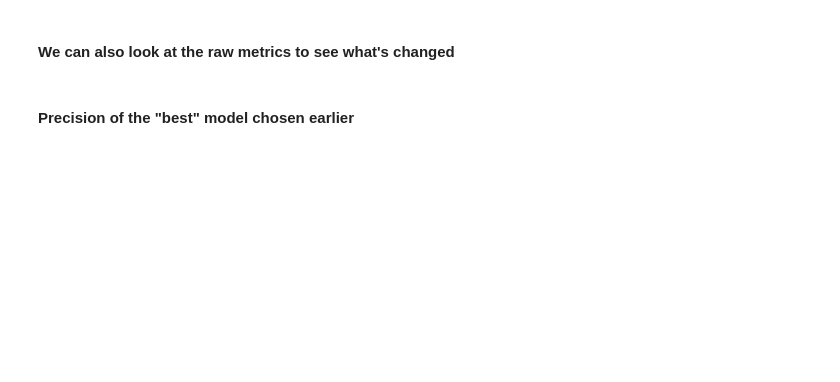
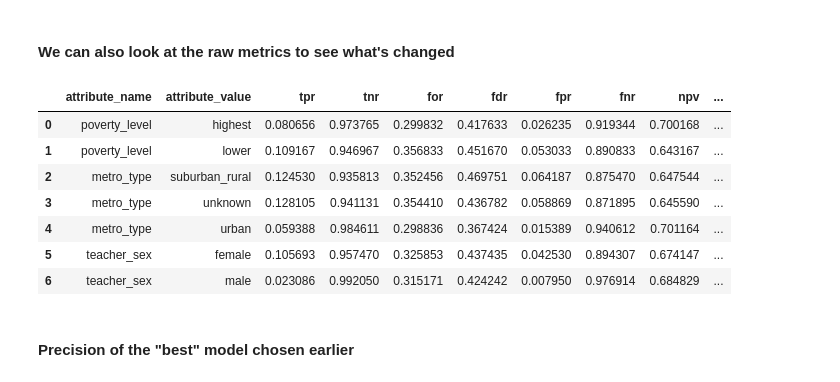
Before and after one commit to dssg/fairness_tutorial, a Jupyter notebook: notebooks/bias_reduction.ipynb, the cells around one changed output. Drawn from its saved outputs; the diff is of its cells as text; code cells hidden in the pictures; blank space fills up the shorter version.

```diff
--- a/notebooks/bias_reduction.ipynb
+++ b/notebooks/bias_reduction.ipynb
@@ -322,4 +403,4 @@ print('Recapping the group of interest and reference we defined above: \n\n Attr
 # %% [markdown]
 #### Sampling so we get equal group prevalence in the two groups (undersampling label negatives of group with lower prevalence)
 # %%
-new_traindf = sample_groups(traindf, train_attrdf, label_col, attribute_col, group_of_interest, reference_group, equal_group_prevalence=False, equal_group_size=True)
+new_traindf = sample_groups_equal(traindf, train_attrdf, label_col, attribute_col, group_of_interest, reference_group, equal_group_prevalence=True, equal_group_size=False)
@@ -339,0 +451,7 @@ print('Model Precision: ', new_preds[new_preds['score'] > 0][label_col].sum() /
+# %%
+def aequitas_audit(input_df, ref_groups_dict):
+    g = Group()
+    b = Bias()
+    xtab, _ = g.get_crosstabs(input_df[['score','label_value'] + list(ref_groups_dict.keys())].copy())
+    bdf = b.get_disparity_predefined_groups(xtab, input_df, ref_groups_dict)
+    return bdf
@@ -340 +464,6 @@ print('Model Precision: ', new_preds[new_preds['score'] > 0][label_col].sum() /
+# %%
+ref_groups_dict={'poverty_level':'lower', 'metro_type':'suburban_rural', 'teacher_sex':'male'}
+attributes = ref_groups_dict.keys()
+metrics = ['tpr']
+fairness_threshold = 1.3
 # %% [markdown]
@@ -372,9 +499,4 @@ ap.disparity(bdf_old, metrics, attribute_col, fairness_threshold=1.3)
 # %%
 df = pd.merge(new_preds, test_attrdf, how='left', on=['entity_id','as_of_date'], left_index=True, right_index=False, sort=True, copy=True)
 df = df.rename(columns = {label_col:'label_value'})
-metrics = ['tpr']
-g = Group()
-xtab, _ = g.get_crosstabs(df[['score','label_value','poverty_level','metro_type', 'teacher_sex']].copy())
-b = Bias()
-bdf = b.get_disparity_predefined_groups(xtab, original_df=df,
-                                        ref_groups_dict={'poverty_level':'lower', 'metro_type':'suburban_rural', 'teacher_sex':'male'})
+bdf = aequitas_audit(df, ref_groups_dict)
@@ -387,8 +517,17 @@ ap.disparity(bdf, metrics, 'teacher_sex', fairness_threshold = 1.3)
 # %% [markdown]
 #### We can also look at the raw metrics to see what's changed
 # %%
-absolute_metrics = g.list_absolute_metrics(xtab)
-xtab[['attribute_name', 'attribute_value'] + absolute_metrics]
+absolute_metrics = Group().list_absolute_metrics(bdf)
+bdf[['attribute_name', 'attribute_value'] + absolute_metrics]
+# %% [output]
+|  | attribute_name | attribute_value | tpr | tnr | for | fdr | fpr | fnr | npv | ... |
+| 0 | poverty_level | highest | 0.080656 | 0.973765 | 0.299832 | 0.417633 | 0.026235 | 0.919344 | 0.700168 | ... |
+| 1 | poverty_level | lower | 0.109167 | 0.946967 | 0.356833 | 0.451670 | 0.053033 | 0.890833 | 0.643167 | ... |
+| 2 | metro_type | suburban_rural | 0.124530 | 0.935813 | 0.352456 | 0.469751 | 0.064187 | 0.875470 | 0.647544 | ... |
+| 3 | metro_type | unknown | 0.128105 | 0.941131 | 0.354410 | 0.436782 | 0.058869 | 0.871895 | 0.645590 | ... |
+| 4 | metro_type | urban | 0.059388 | 0.984611 | 0.298836 | 0.367424 | 0.015389 | 0.940612 | 0.701164 | ... |
+| 5 | teacher_sex | female | 0.105693 | 0.957470 | 0.325853 | 0.437435 | 0.042530 | 0.894307 | 0.674147 | ... |
+| 6 | teacher_sex | male | 0.023086 | 0.992050 | 0.315171 | 0.424242 | 0.007950 | 0.976914 | 0.684829 | ... |
 # %% [markdown]
 #### Precision of the "best" model chosen earlier
 # %%
```
Also changed, not shown: parts of 37 cells of this notebook.
